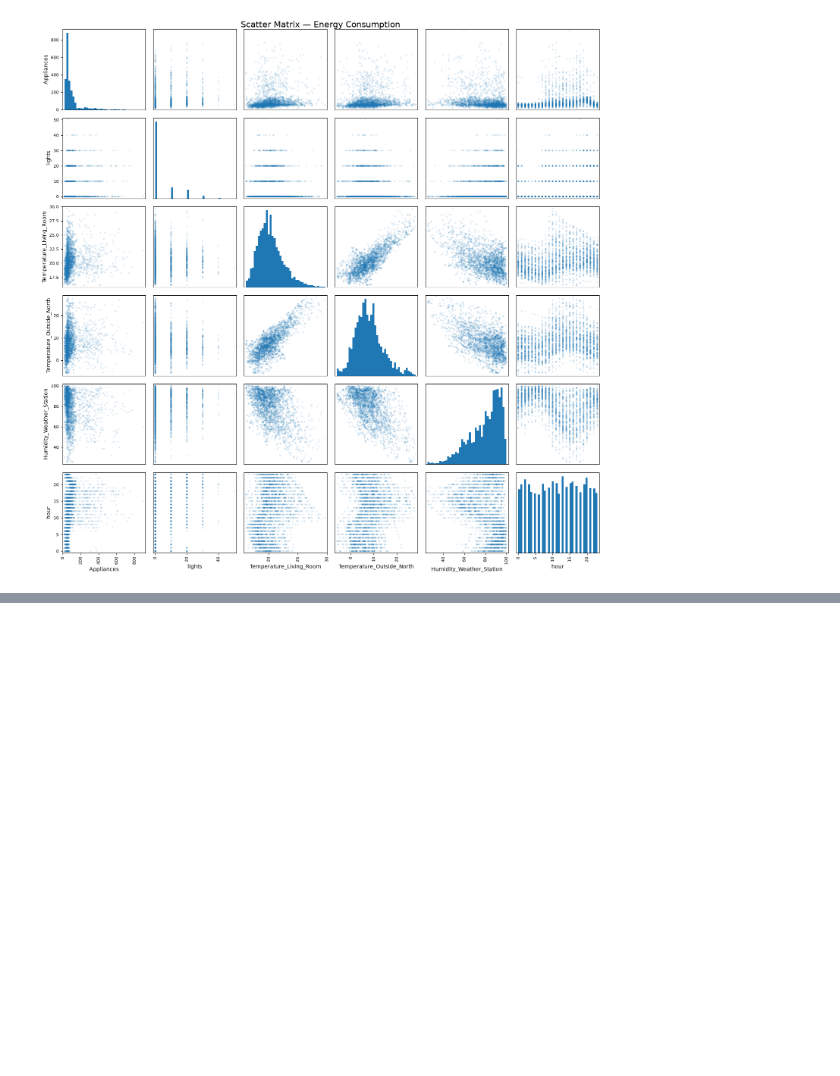
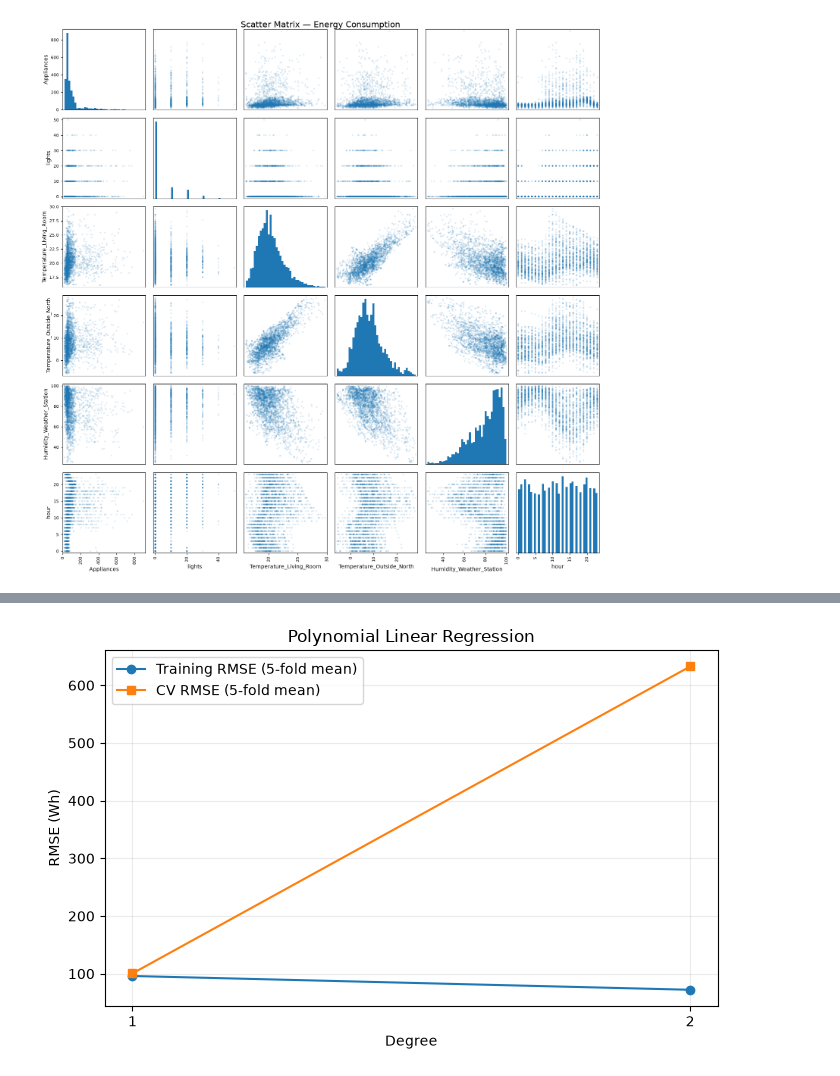
Before and after one commit to Maxiur/DataScience, a Jupyter notebook: RegressionAdvanced/Assignment_Advanced.ipynb, the cells around one changed output, grey strips where cells are left out. Cells and saved outputs as stored; diff of their text form; code cells hidden in the pictures; blank space fills up the shorter version.

```diff
--- a/RegressionAdvanced/Assignment_Advanced.ipynb
+++ b/RegressionAdvanced/Assignment_Advanced.ipynb
@@ -276,0 +382,85 @@ Name: Appliances, dtype: float64
+# %%
+from sklearn.base import clone
+from math import comb
+
+log_transform_cols = ["lights", "Wind_Speed"]
+passthrough_cols = [c for c in feature_cols if c not in log_transform_cols]
+preprocessor = ColumnTransformer([
+    ("log", FunctionTransformer(np.log1p), log_transform_cols),
+    ("pass", "passthrough", passthrough_cols),
+])
+tscv = TimeSeriesSplit(n_splits=5)
+
+
+def candidate_table(search, describe):
+    results = search.cv_results_
+    rows, fitted_models = [], {}
+    for i, params in enumerate(results["params"]):
+        if i == search.best_index_:
+            estimator = search.best_estimator_
+        else:
+            estimator = clone(search.estimator).set_params(**params)
+            estimator.fit(X_train, y_train)
+        fitted_models[i] = estimator
+        rows.append({
+            "Candidate": i,
+            **describe(params),
+            "Training RMSE (Wh)": -results["mean_train_score"][i],
+            "CV RMSE (Wh)": -results["mean_test_score"][i],
+            "CV SD (Wh)": results["std_test_score"][i],
+            "Test RMSE (Wh)": root_mean_squared_error(y_test, estimator.predict(X_test)),
+            "CV rank": results["rank_test_score"][i],
+        })
+    table = pd.DataFrame(rows).sort_values("CV rank", kind="stable").reset_index(drop=True)
+    display(table.drop(columns="Candidate").round(3))
+    return table, fitted_models
+
+
+def plot_error_curves(table, x_column, title, group_column=None, log_x=False):
+    groups = list(table.groupby(group_column, sort=False)) if group_column else [(None, table)]
+    fig, axes = plt.subplots(1, len(groups), figsize=(7 * len(groups), 4.5), squeeze=False)
+    for ax, (group, data) in zip(axes.ravel(), groups):
+        data = data.sort_values(x_column)
+        ax.plot(data[x_column], data["Training RMSE (Wh)"], marker="o", label="Training RMSE (5-fold mean)")
+        ax.plot(data[x_column], data["CV RMSE (Wh)"], marker="s", label="CV RMSE (5-fold mean)")
+        ax.set_xlabel(x_column)
+        ax.set_ylabel("RMSE (Wh)")
+        ax.set_title(title if group is None else f"{title}: {group}")
+        if log_x:
+            ax.set_xscale("log")
+        else:
+            ax.set_xticks(data[x_column].unique())
+        values = data[["Training RMSE (Wh)", "CV RMSE (Wh)"]].to_numpy()
+        positive = values[values > 0]
+        if len(positive) and positive.max() / positive.min() > 100:
+            ax.set_yscale("symlog", linthresh=1)
+            ax.set_ylabel("RMSE (Wh; symlog scale)")
+        ax.grid(alpha=0.25)
+        ax.legend()
+    plt.tight_layout()
+    plt.show()
+
+
+pipe_poly = Pipeline([
+    ("preprocess", preprocessor),
+    ("input_scaler", StandardScaler()),
+    ("polynomial", PolynomialFeatures(include_bias=False)),
+    ("scaler", StandardScaler()),
+    ("regression", LinearRegression()),
+])
+grid_poly = GridSearchCV(
+    pipe_poly,
+    {"polynomial__degree": [1, 2]},
+    cv=tscv, scoring="neg_root_mean_squared_error",
+    return_train_score=True, n_jobs=1, error_score="raise",
+)
+grid_poly.fit(X_train, y_train)
+res_poly_df, poly_models = candidate_table(grid_poly, lambda p: {
+    "Model": "Polynomial LinearRegression",
+    "Degree": p["polynomial__degree"],
+    "Features": comb(len(feature_cols) + p["polynomial__degree"], p["polynomial__degree"]) - 1,
+    "Parameters": f"degree={p['polynomial__degree']}",
+})
+print(f"Best degree by CV: {grid_poly.best_params_['polynomial__degree']}")
+plot_error_curves(res_poly_df, "Degree", "Polynomial Linear Regression")
+# %% [output]
@@ -276,0 +471 @@ Name: Appliances, dtype: float64
+[figure, added]
```
Also changed, not shown: parts of 36 cells of this notebook.
